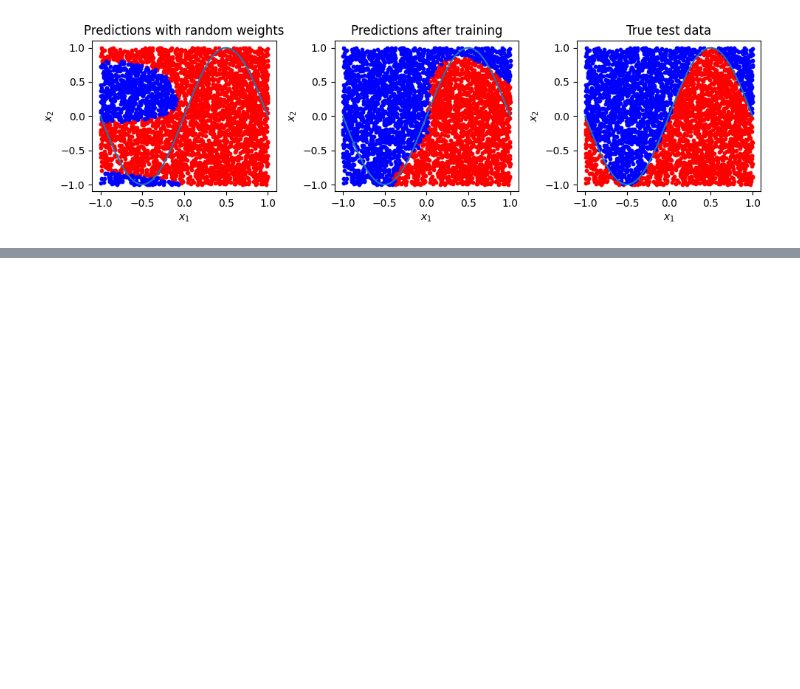
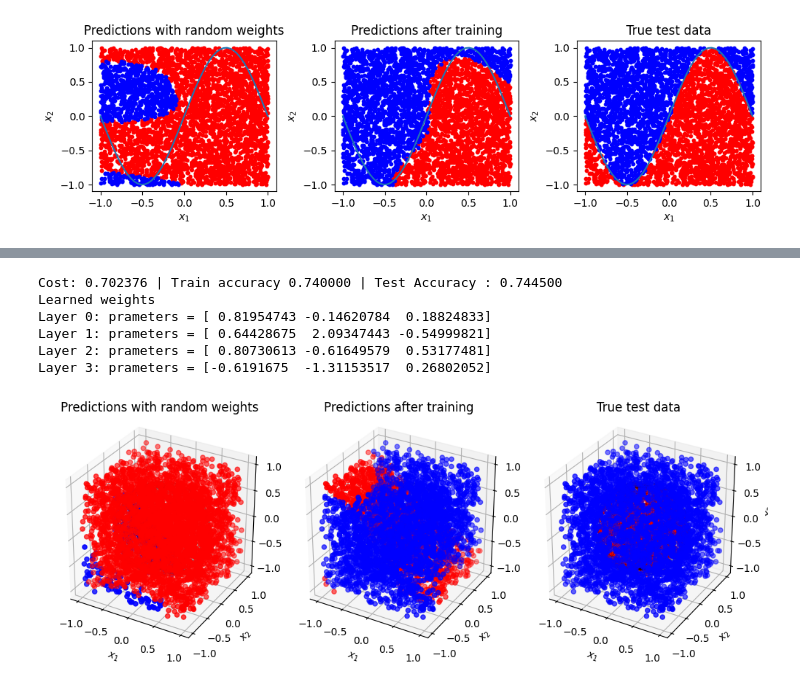
Before and after one commit to HeechanYi/Data-Reuploading, a Jupyter notebook: Code reproducing/2ClassProblemSQ(Stochastic).ipynb, the cells around one changed output, grey strips where cells are left out. Drawn from its saved outputs; the diff is of its cells as text; code cells hidden in the pictures; blank space fills up the shorter version.

```diff
--- a/Code reproducing/2ClassProblemSQ(Stochastic).ipynb
+++ b/Code reproducing/2ClassProblemSQ(Stochastic).ipynb
@@ -260,9 +312,9 @@ def model_runningC(thetas, weights, x):
         exepctation_values.append(expval)
 
         if expval >= 0 :
+            predicted.append(0)
+        else:
             predicted.append(1)
-        else:
-            predicted.append(-1)
 
     return np.array(predicted), np.array(exepctation_values)
 # %% [markdown]
@@ -309,12 +361,12 @@ num_training = 500
 num_test = 4000
 
 # Training datas(where we will train the data)
-Xdata, y_train = Circle(num_training)
+Xdata, y_train, condition = Circle(num_training)
 # for 2-dim points
 train_data = np.hstack((Xdata, np.zeros((Xdata.shape[0], 1), requires_grad=False))) # point (x_1, x_2, x_3 = 0)
 
 # Testing datas(where we get the model accuracy)
-Xtest, y_test = Circle(num_test)
+Xtest, y_test, condition = Circle(num_test)
 # for 2-dim points
 test_data = np.hstack((Xtest, np.zeros((Xtest.shape[0], 1), requires_grad=False))) # point (x_1, x_2, x_3 = 0)
 
@@ -446,11 +498,11 @@ num_training = 500
 num_test = 4000
 
 # Training datas(where we will train the data)
-Xdata, y_train = Circle(num_training)
+Xdata, y_train, condition = Circle(num_training)
 train_data = np.hstack((Xdata, np.zeros((Xdata.shape[0], 1), requires_grad=False))) # point (x_1, x_2, x_3 = 0)
 
 # Testing datas(where we get the model accuracy)
-Xtest, y_test = Circle(num_test)
+Xtest, y_test, condition = Circle(num_test)
 test_data = np.hstack((Xtest, np.zeros((Xtest.shape[0], 1), requires_grad=False))) # point (x_1, x_2, x_3 = 0)
 
 # Setting the training options
@@ -589,12 +641,12 @@ num_training = 500
 num_test = 4000
 
 # Training datas(where we will train the data)
-Xdata, y_train = Sin(num_training)
+Xdata, y_train, condition = Sin(num_training)
 # for 2-dim points
 train_data = np.hstack((Xdata, np.zeros((Xdata.shape[0], 1), requires_grad=False))) # point (x_1, x_2, x_3 = 0)
 
 # Testing datas(where we get the model accuracy)
-Xtest, y_test = Sin(num_test)
+Xtest, y_test, condition = Sin(num_test)
 # for 2-dim points
 test_data = np.hstack((Xtest, np.zeros((Xtest.shape[0], 1), requires_grad=False))) # point (x_1, x_2, x_3 = 0)
 
@@ -704,0 +847,29 @@ Layer 3: prameters = [2.04586908 1.93922485 0.24760556]
+# %%
+print(
+    "Cost: {:3f} | Train accuracy {:3f} | Test Accuracy : {:3f}".format(
+        loss, accuracy_train, accuracy_test
+    )
+)
+
+print("Learned weights")
+for i in range(num_layers):
+    print("Layer {}: prameters = {}".format(i,params[i]))
+
+fig, axes = plt.subplots(1, 3, figsize=(10, 6),subplot_kw={"projection":"3d"})
+plot_data(Xtest, initial_predictions, fig, axes[0], problem = "sphere", condition = condition)
+plot_data(Xtest, predicted_test, fig, axes[1], problem = "sphere", condition = condition)
+plot_data(Xtest, y_test, fig, axes[2], problem = "sphere", condition = condition)
+
+axes[0].set_title("Predictions with random weights")
+axes[1].set_title("Predictions after training")
+axes[2].set_title("True test data")
+plt.tight_layout()
+plt.show()
+# %% [output]
+Cost: 0.702376 | Train accuracy 0.740000 | Test Accuracy : 0.744500
+Learned weights
+Layer 0: prameters = [ 0.81954743 -0.14620784  0.18824833]
+Layer 1: prameters = [ 0.64428675  2.09347443 -0.54999821]
+Layer 2: prameters = [ 0.80730613 -0.61649579  0.53177481]
+Layer 3: prameters = [-0.6191675  -1.31153517  0.26802052]
+[figure, added]
```
Also changed, not shown: parts of 11 cells of this notebook.
